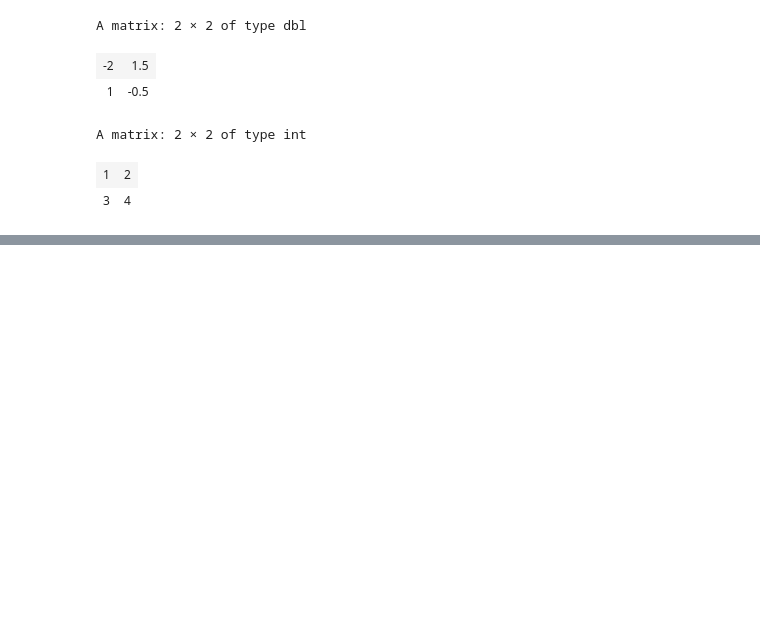
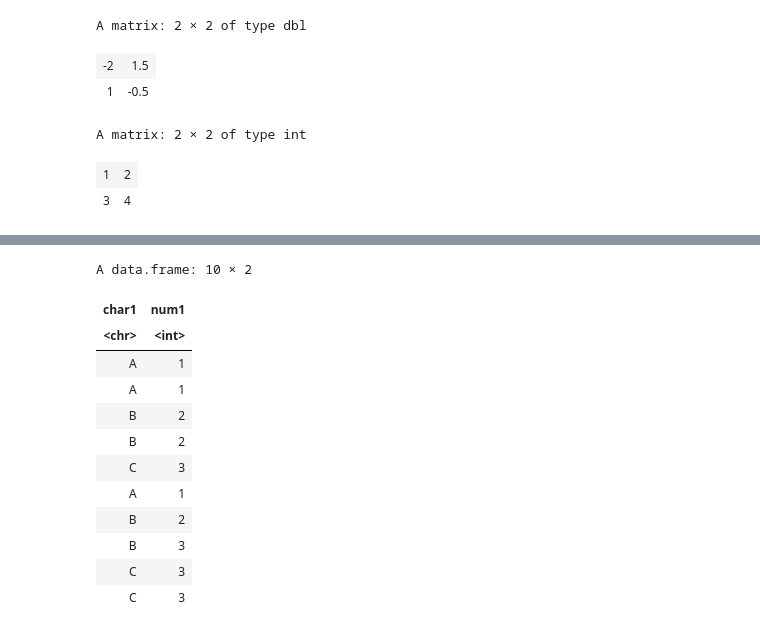
Before and after one commit to rickiepark/knou_stat, a Jupyter notebook: r_computing/3장.ipynb, the cells around one changed output, grey strips where cells are left out. Cells and saved outputs as stored; diff of their text form; code cells hidden in the pictures; blank space fills up the shorter version.

```diff
--- a/r_computing/3장.ipynb
+++ b/r_computing/3장.ipynb
@@ -339,0 +738,3 @@ A matrix: 2 × 2 of type int
+# %%
+test4 = data.frame(char1, num1)
+test4
@@ -339,0 +750,17 @@ A matrix: 2 × 2 of type int
+# %%
+# 변수명이 같아야 rbind할 수 있다.
+rbind(test1, test4)
+# %% [output]
+A data.frame: 10 × 2
+| char1 | num1 |
+| <chr> | <int> |
+| A | 1 |
+| A | 1 |
+| B | 2 |
+| B | 2 |
+| C | 3 |
+| A | 1 |
+| B | 2 |
+| B | 3 |
+| C | 3 |
+| C | 3 |
```
Also changed, not shown: parts of 56 cells of this notebook.
